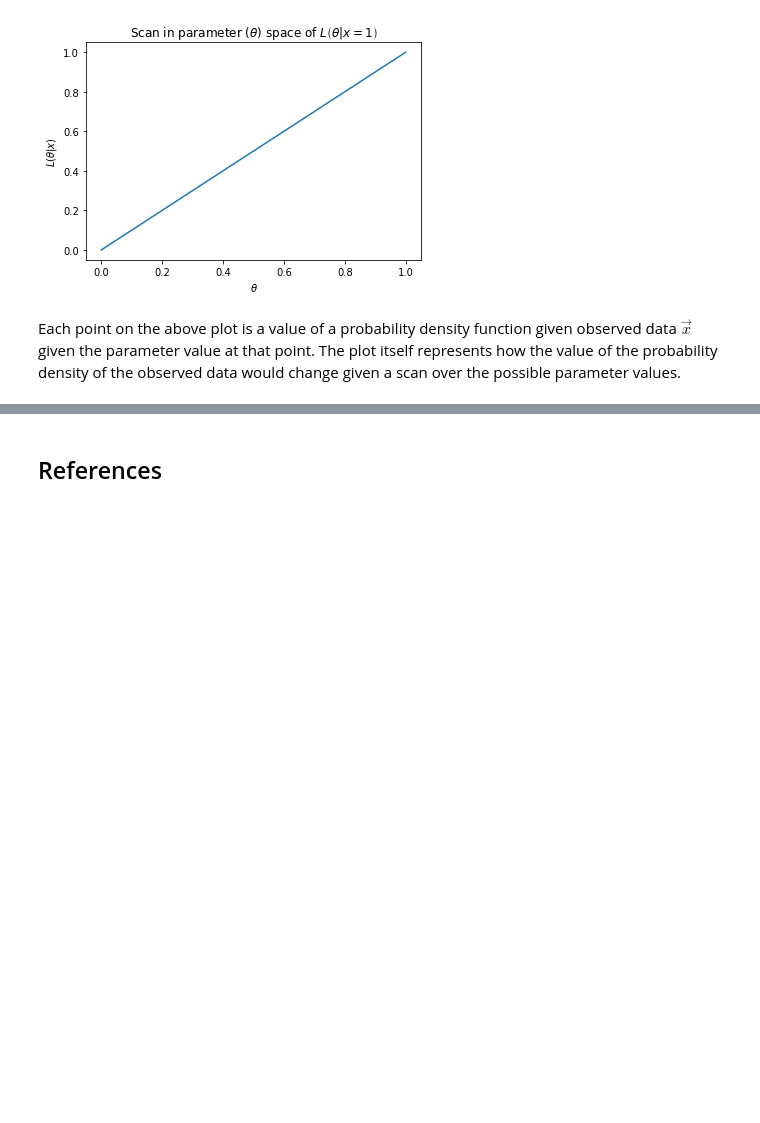
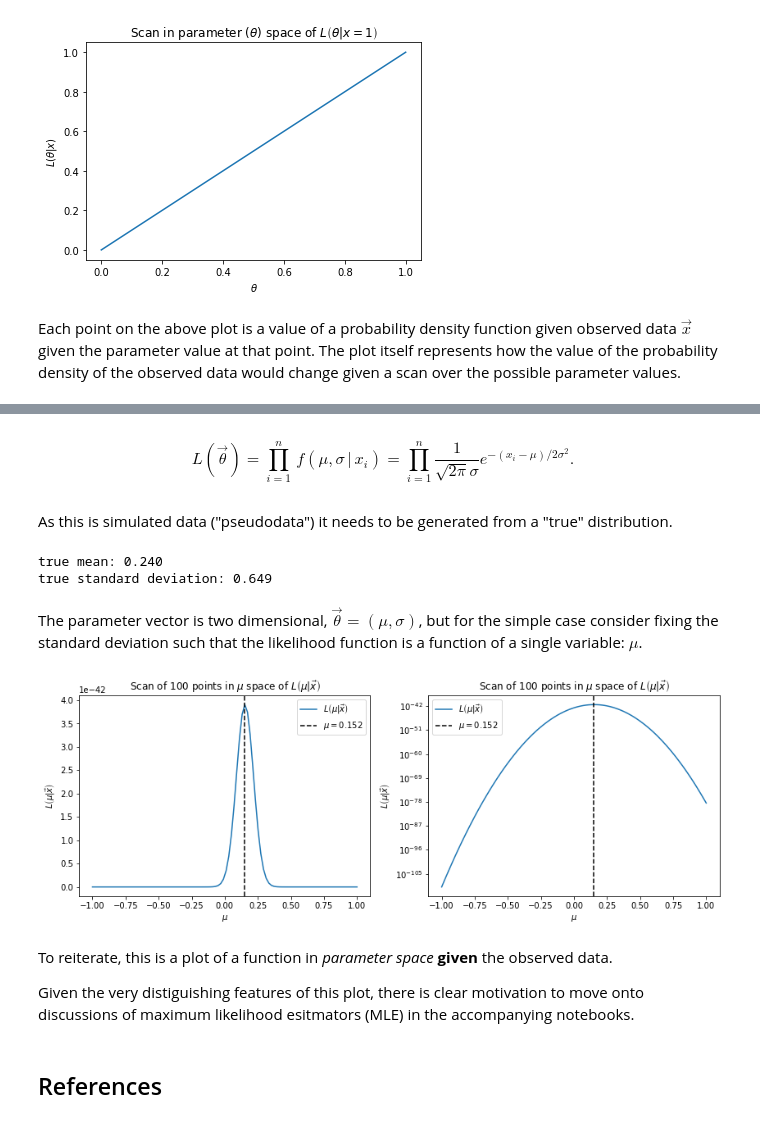
Before and after one commit to matthewfeickert/Statistics-Notes, a Jupyter notebook: Notebooks/Introductory/Likelihood-Function.ipynb, the cells around one changed output, grey strips where cells are left out. Cells and saved outputs as stored; diff of their text form; code cells hidden in the pictures; blank space fills up the shorter version.

Commit message:
Add likelihood of mean of Gaussian example

```diff
--- a/Notebooks/Introductory/Likelihood-Function.ipynb
+++ b/Notebooks/Introductory/Likelihood-Function.ipynb
@@ -94,3 +106,69 @@ Each point on the above plot is a value of a probability density function given
+# %% [markdown]
+$$
+L\left(\vec{\theta}\right) = \prod_{i=1}^{n}\, f\left(\mu, \sigma \,\big|\, x_i\right) = \prod_{i=1}^{n}\frac{1}{\sqrt{2\pi} \sigma} e^{-\left(x_i-\mu\right)/2\sigma^2}.
+$$
+# %% [markdown]
+As this is simulated data ("pseudodata") it needs to be generated from a "true" distribution.
+# %%
+# mean and standard deviation
+true_mu = np.random.uniform(-0.5,0.5)
+true_sigma = np.random.uniform(0.1,1.0)
+
+print('true mean: {:.3f}'.format(true_mu))
+print('true standard deviation: {:.3f}'.format(true_sigma))
+
+# sample the distribution
+n_samples = 100
+samples = np.random.normal(true_mu, true_sigma, n_samples)
+# samples.sort()
+# %% [output]
+true mean: 0.240
+true standard deviation: 0.649
+# %%
+def gaussian(x, mu, sigma):
+    return 1/(sigma * np.sqrt(2 * np.pi)) * np.exp(-(x - mu)**2 /(2 * sigma**2))
+
+def likelihood(data, parameters):
+    return np.prod(gaussian(data, parameters[0], parameters[1]))
+# %% [markdown]
+The parameter vector is two dimensional, $\vec{\theta} = \left(\mu, \sigma\right)$, but for the simple case consider fixing the standard deviation such that the likelihood function is a function of a single variable: $\mu$.
+# %%
+mu = np.linspace(-1., 1., num=n_samples)
+sigma = np.repeat(true_sigma, n_samples)
+
+likelihood_ = np.asarray([likelihood(samples, [mean, sigma]) for mean in mu])
+idx_max_likelihood = np.argmax(likelihood_)
+
+
+fig, axes = plt.subplots(nrows=1, ncols=2, figsize=(14, 4.5))
+
+axes[0].plot(mu,likelihood_, label=r'$L\left(\mu | \vec{x}\right)$')
+axes[0].axvline(x=mu[idx_max_likelihood], color='black', linestyle='--',
+            label=r'$\mu = {:.3f}$'.format(mu[idx_max_likelihood]))
+
+axes[0].set_xlabel(r'$\mu$')
+axes[0].set_ylabel(r'$L\left(\mu | \vec{x}\right)$')
+axes[0].set_title('Scan of {0} points in '.format(n_samples) + r'$\mu$ space of $L\left(\mu | \vec{x}\right)$')
+
+axes[0].legend(loc='best')
+
+# Repeat for log scale on y-axis
+axes[1].semilogy(mu,likelihood_, label=r'$L\left(\mu | \vec{x}\right)$')
+axes[1].axvline(x=mu[idx_max_likelihood], color='black', linestyle='--',
+            label=r'$\mu = {:.3f}$'.format(mu[idx_max_likelihood]))
+axes[1].set_xlabel(r'$\mu$')
+axes[1].set_ylabel(r'$L\left(\mu | \vec{x}\right)$')
+axes[1].set_title('Scan of {0} points in '.format(n_samples) + r'$\mu$ space of $L\left(\mu | \vec{x}\right)$')
+
+axes[1].legend(loc='best')
+
+plt.show();
+# %% [output]
+[figure, added]
+# %% [markdown]
+To reiterate, this is a plot of a function in _parameter space_ **given** the observed data.
+
+Given the very distiguishing features of this plot, there is clear motivation to move onto discussions of maximum likelihood esitmators (MLE) in the accompanying notebooks.
 # %% [markdown]
 ## References
 # %% [markdown]
```
Also changed, not shown: parts of 5 cells of this notebook.
